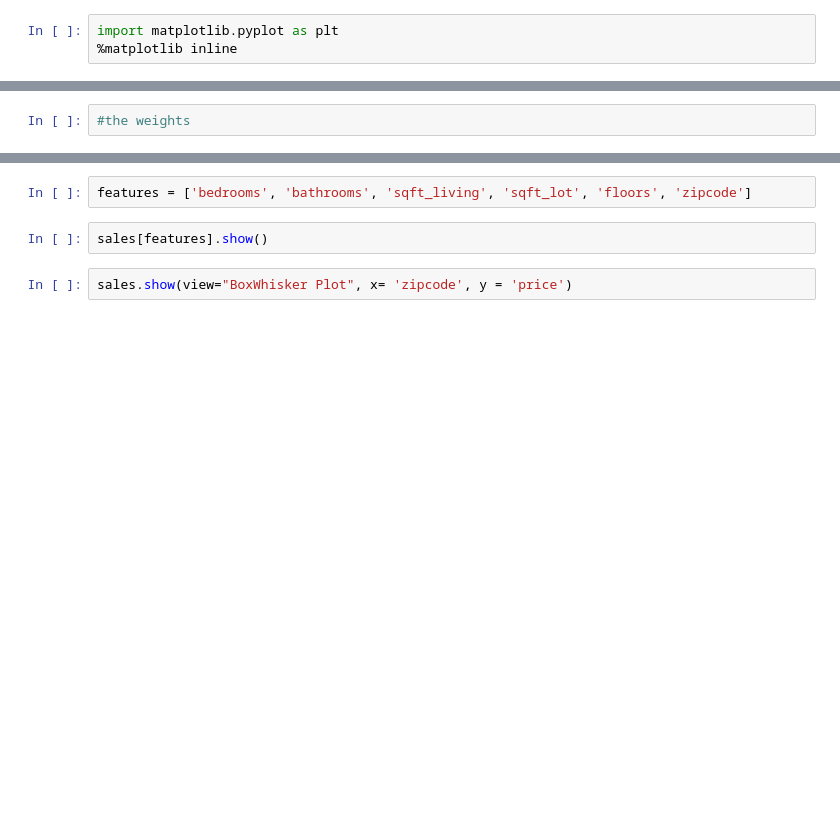
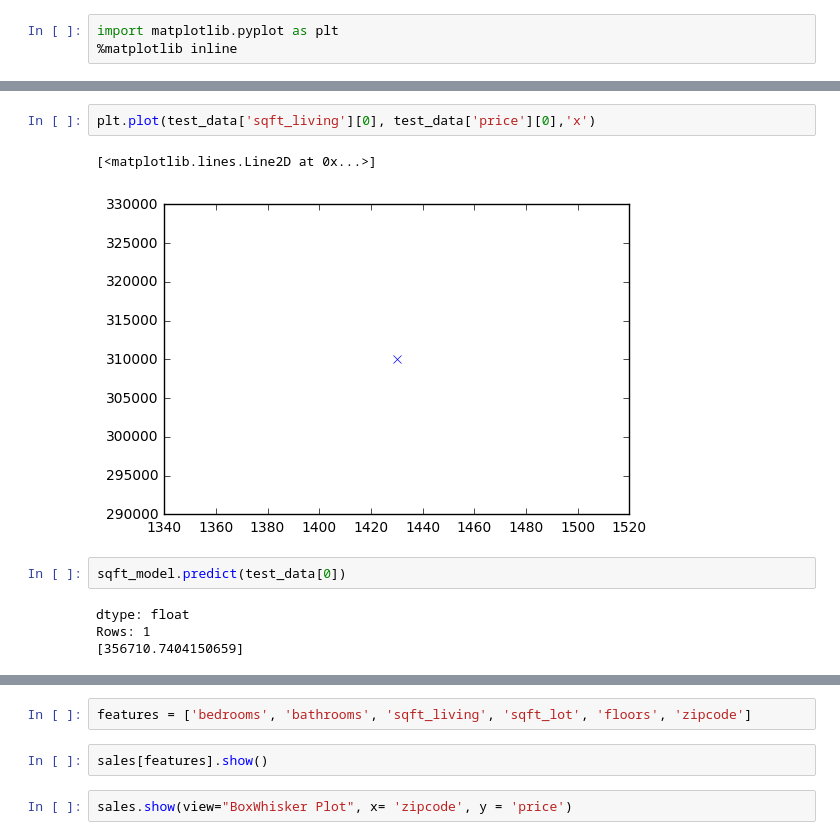
Before and after one commit to Tarrasse/Machine-learning-specialization-coursera, a Jupyter notebook: Introduction to machine learning, case study approach/week 2/project 1 house pricing/predicting house prices - my app.ipynb, the cells around one changed output, grey strips where cells are left out. Drawn from its saved outputs; the diff is of its cells as text; blank space fills up the shorter version.

```diff
--- a/Introduction to machine learning, case study approach/week 2/project 1 house pricing/predicting house prices - my app.ipynb
+++ b/Introduction to machine learning, case study approach/week 2/project 1 house pricing/predicting house prices - my app.ipynb
@@ -90,5 +92,14 @@ plt.plot(test_data['sqft_living'], test_data['price'], '.',
-# %%
-#the weights
+# %%
+plt.plot(test_data['sqft_living'][0], test_data['price'][0],'x')
+# %% [output]
+[<matplotlib.lines.Line2D at 0x...>]
+[figure, added]
+# %%
+sqft_model.predict(test_data[0])
+# %% [output]
+dtype: float
+Rows: 1
+[356710.7404150659]
 # %%
 sqft_model.get('coefficients')
 # %% [output]
```
Also changed, not shown: parts of 12 cells of this notebook, 3 other files.
